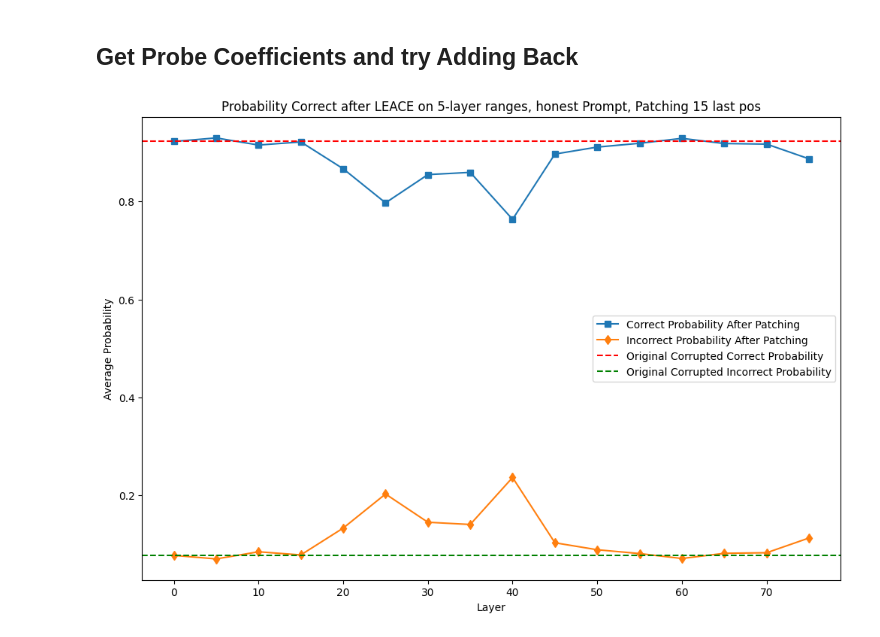
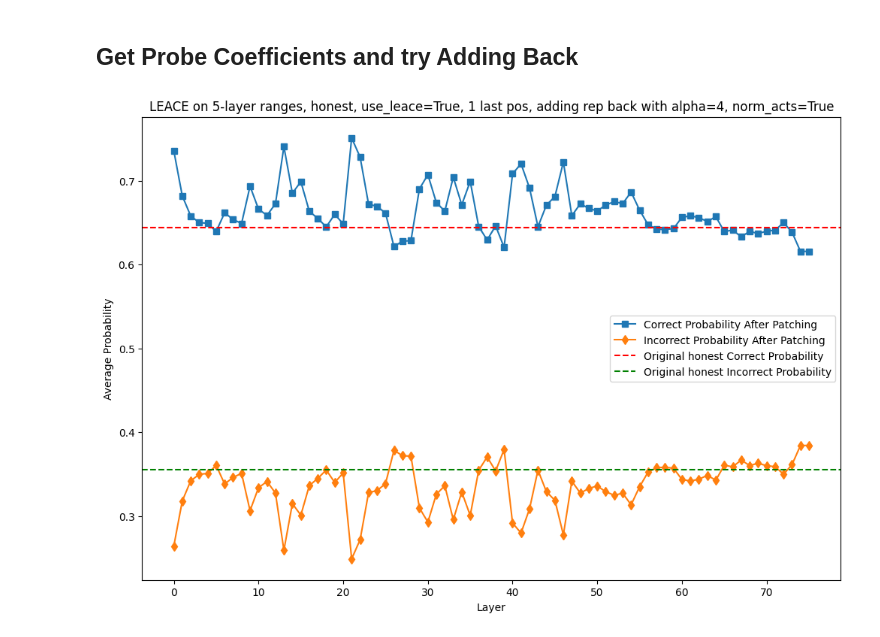
Before and after one commit to magikarp01/iti_capstone, a Jupyter notebook: leace.ipynb, the cells around one changed output. Drawn from its saved outputs; the diff is of its cells as text; code cells hidden in the pictures.

Commit message:
About to try running LEACE a bunch of times

```diff
--- a/leace.ipynb
+++ b/leace.ipynb
@@ -202,7 +203,7 @@ def erase_head_data(clean_z_cache, labels, heads, in_place=False):
     for head in tqdm(heads):
         head_data = []
         for i in range(n_samples):
-            head_data.append(clean_z_cache[head][i].squeeze())
+            head_data.append(clean_z_cache[head][i][0])
         head_data = torch.from_numpy(np.stack(head_data, axis=0)).float()
 
         if len(head_data.shape) > 2:
@@ -260,15 +261,27 @@ for act_type in act_types:
 # %%
 # Add back probe coefficients to erased cache
-reduced_cache = copy.deepcopy(erased_cache)
+use_leace = True
+
+if use_leace:
+    reduced_cache = copy.deepcopy(erased_cache)
+else: # add to clean cache
+    reduced_cache = copy.deepcopy(clean_z_cache)
 n_samples = len(reduced_cache[(0, 0)].keys())
-alpha = 1
+alpha = 4
+
+norm_acts = True
 
 for layer in range(n_layers):
     for head in range(n_heads):
         probe_coef = modelact.probes["z"][(layer, head)].coef_
+        probe_coef /= np.linalg.norm(probe_coef, ord=2)
+
         for sample in range(n_samples):
+            act_norm = 1
+            if norm_acts:
+                act_norm = np.linalg.norm(reduced_cache[(layer, head)][sample][:,-1].astype(np.float32), ord=2)
             # print(f"{reduced_cache[(layer, head)][sample].shape=}, {probe_coef.shape=}")
-            reduced_cache[(layer, head)][sample][:,-1] += alpha * probe_coef
+            reduced_cache[(layer, head)][sample][:,-1] += alpha * probe_coef * act_norm
 # %%
 def combine_caches(clean_z_cache, erased_cache, stuff_to_patch):
     output_cache = clean_z_cache.copy()
@@ -286,13 +299,12 @@ og_probs = {"True": {}, "False": {}, "Correct": {}, "Incorrect": {}}
 patch_probs = {"True": {}, "False": {}, "Correct": {}, "Incorrect": {}}
 range_patch_probs = {"True": {}, "False": {}, "Correct": {}, "Incorrect": {}}
 # layer_ranges = [(0, 10), (10, 20), (20, 30), (30, 40), (40, 50), (50, 60), (60, 70), (70, 80)]
-use_truth_rep = True
 
 layer_window = 5
-layer_ranges = [(x, x+layer_window) for x in range(0, 81-layer_window, layer_window)]
+layer_ranges = [(x, x+layer_window) for x in range(0, 81-layer_window)]
 
-for i, row in enumerate(tqdm(azaria_mitchell_facts[:20])):
-    statement = azaria_mitchell_facts[i]["claim"]
+for i, row in enumerate(tqdm(dataset_rows[:20])):
+    statement = dataset_rows[i]["claim"]
 
     text = create_prompt(statement, clean_mode)
 
@@ -313,10 +325,10 @@ for i, row in enumerate(tqdm(azaria_mitchell_facts[:20])):
             for head in range(n_heads):
                 stuff_to_patch.append((layer, head))
 
-        if use_truth_rep:
-            combined_cache = combine_caches(clean_z_cache, reduced_cache, stuff_to_patch)
-        else:
-            combined_cache = combine_caches(clean_z_cache, erased_cache, stuff_to_patch)
+        # if use_leace:
+        combined_cache = combine_caches(clean_z_cache, reduced_cache, stuff_to_patch)
+        # else:
+        #     combined_cache = combine_caches(clean_z_cache, erased_cache, stuff_to_patch)
 
         _, patch_true_prob, patch_false_prob = forward_pass(hmodel, tokenizer, input_ids, stuff_to_patch=stuff_to_patch, act_type="self_attn", clean_cache=combined_cache, act_idx=i, scale_relative=True, patch_seq_pos=cache_seq_pos)
 
@@ -345,34 +357,34 @@ og_clean_incorrect_probs_array = np.array(list(og_clean_probs["Incorrect"].value
 avg_og_correct_prob = np.mean(og_correct_probs_array)
 avg_og_incorrect_prob = np.mean(og_incorrect_probs_array)
 
 avg_og_clean_correct_prob = np.mean(og_clean_correct_probs_array)
 avg_og_clean_incorrect_prob = np.mean(og_clean_incorrect_probs_array)
 
 range_patch_correct_probs_array = np.array([list(range_patch_probs["Correct"][layer_range].values()) for layer_range in layer_ranges])
 range_patch_incorrect_probs_array = np.array([list(range_patch_probs["Incorrect"][layer_range].values()) for layer_range in layer_ranges])
 
 # Calculate average accuracies for range_patch_probs
 avg_range_patch_correct_probs = np.mean(range_patch_correct_probs_array, axis=1)
 avg_range_patch_incorrect_probs = np.mean(range_patch_incorrect_probs_array, axis=1)
 
 plt.figure(figsize=(12, 8))
 # Additional plots for range_patch_probs
 layer_range_indices = [start for start, end in layer_ranges]
 plt.plot(layer_range_indices, avg_range_patch_correct_probs, marker='s', linestyle='-', label='Correct Probability After Patching')
 plt.plot(layer_range_indices, avg_range_patch_incorrect_probs, marker='d', linestyle='-', label='Incorrect Probability After Patching')
 
-plt.axhline(y=avg_og_correct_prob, color='r', linestyle='--', label='Original Corrupted Correct Probability')
+plt.axhline(y=avg_og_correct_prob, color='r', linestyle='--', label=f'Original {clean_mode} Correct Probability')
 # plt.axhline(y=avg_og_clean_correct_prob, color='b', linestyle='--', label='Original Clean Correct Probability')
 
-plt.axhline(y=avg_og_incorrect_prob, color='g', linestyle='--', label='Original Corrupted Incorrect Probability')
+plt.axhline(y=avg_og_incorrect_prob, color='g', linestyle='--', label=f'Original {clean_mode} Incorrect Probability')
 # plt.axhline(y=avg_og_clean_incorrect_prob, color='y', linestyle='--', label='Original Clean Incorrect Probability')
 
 
 # Add labels and legend
 plt.xlabel('Layer')
 plt.ylabel('Average Probability')
 plt.legend(loc="center right")
-plt.title(f"Probability Correct after LEACE on {layer_window}-layer ranges, {clean_mode} Prompt, Patching {-cache_seq_pos} last pos")
+plt.title(f"LEACE on {layer_window}-layer ranges, {clean_mode}, {use_leace=}, {-cache_seq_pos} last pos, adding rep back with {alpha=}, {norm_acts=}")
 plt.show()
 # %% [output]
-[figure, old version]
+[figure, new version]
```
Also changed, not shown: parts of 5 cells of this notebook.
